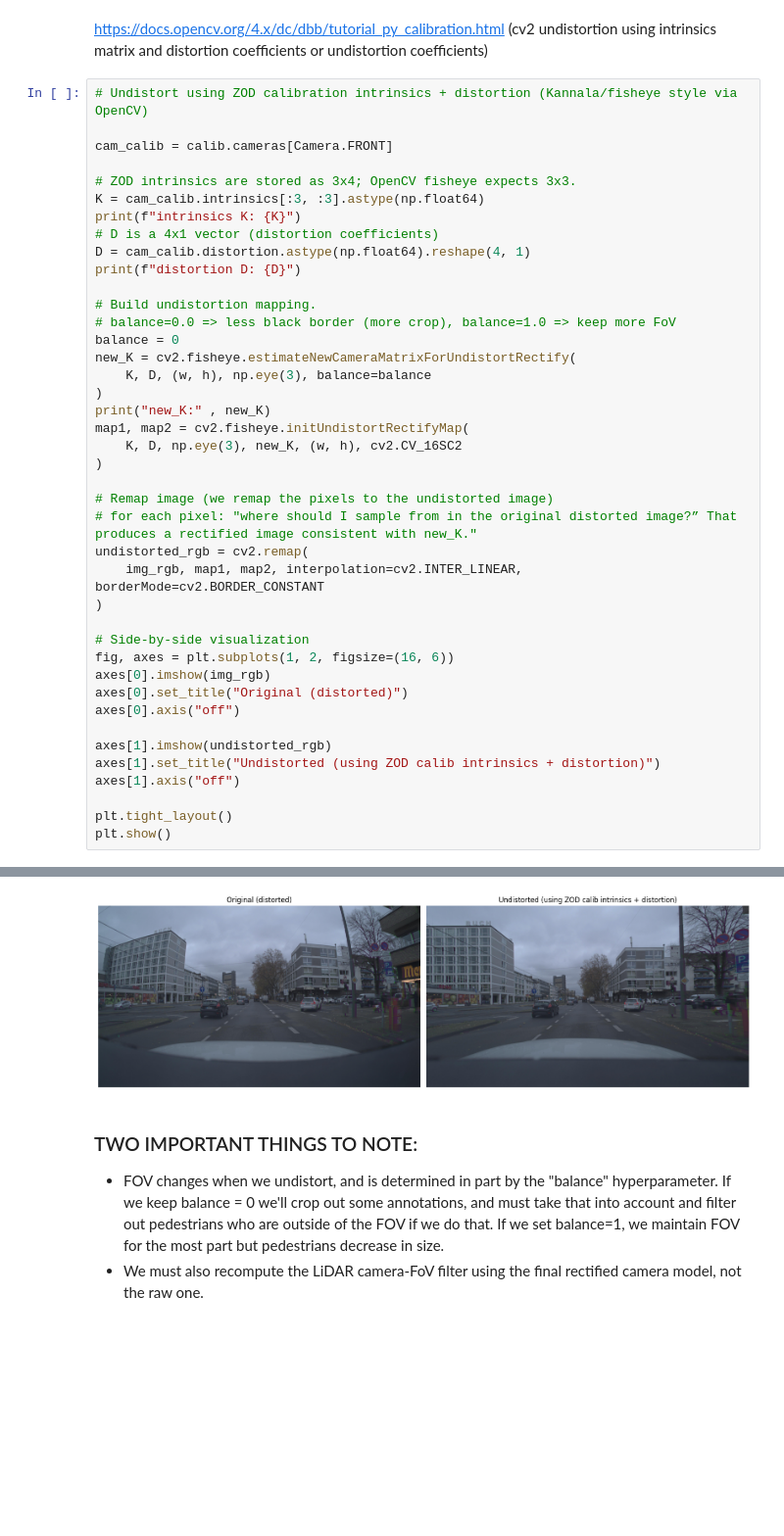
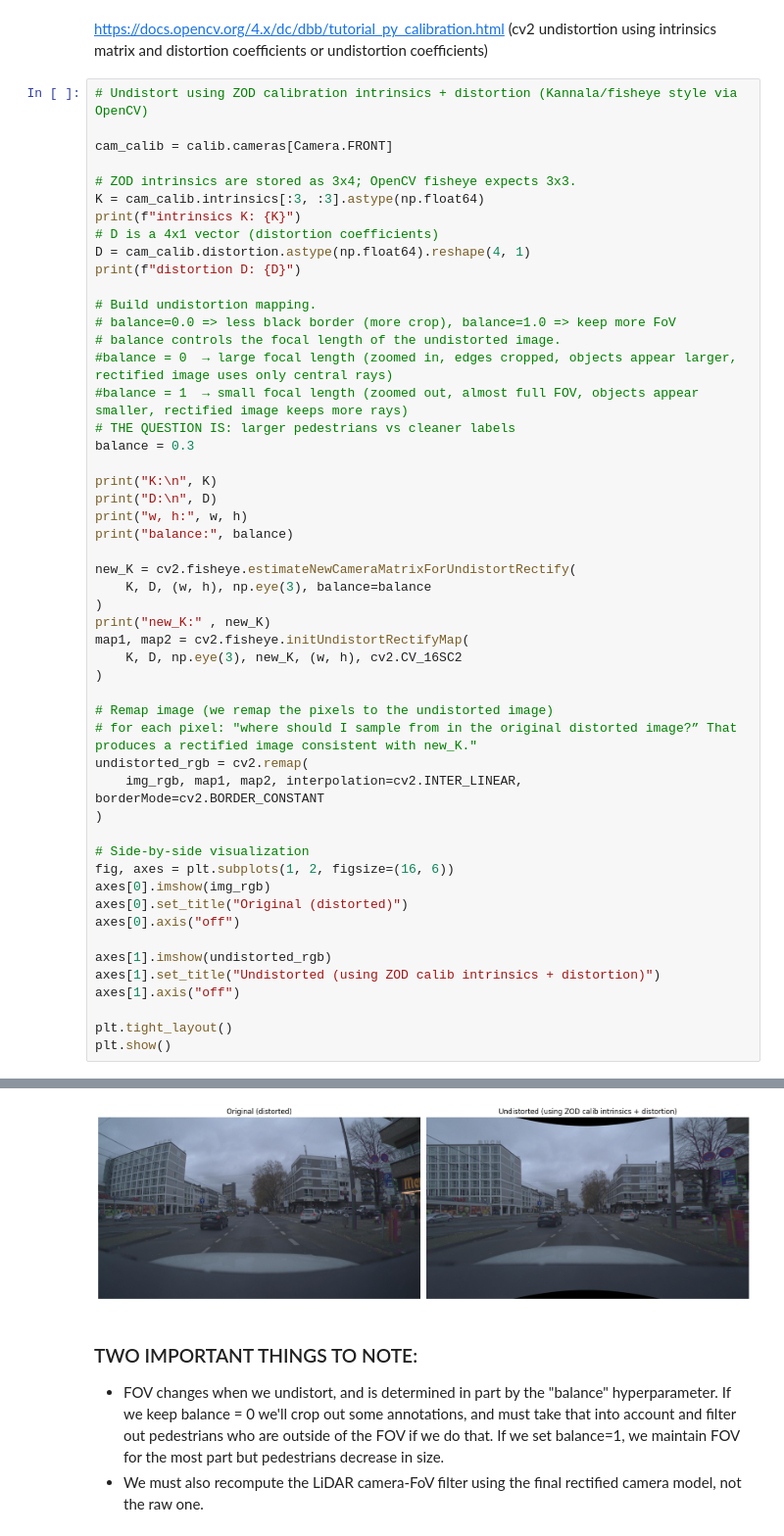
Before and after one commit to scaleoutsystems/multimodal-MoE, a Jupyter notebook: notebooks/camera_undistortion.ipynb, the cells around one changed output, grey strips where cells are left out. Shown at 98% size. Drawn from its saved outputs; the diff is of its cells as text; blank space fills up the shorter version.

```diff
--- a/notebooks/camera_undistortion.ipynb
+++ b/notebooks/camera_undistortion.ipynb
@@ -143,7 +143,17 @@ print(f"distortion D: {D}")
 
 # Build undistortion mapping.
 # balance=0.0 => less black border (more crop), balance=1.0 => keep more FoV
-balance = 0
+# balance controls the focal length of the undistorted image.
+#balance = 0  → large focal length (zoomed in, edges cropped, objects appear larger, rectified image uses only central rays)
+#balance = 1  → small focal length (zoomed out, almost full FOV, objects appear smaller, rectified image keeps more rays)
+# THE QUESTION IS: larger pedestrians vs cleaner labels
+balance = 0.3
+
+print("K:\n", K)
+print("D:\n", D)
+print("w, h:", w, h)
+print("balance:", balance)
+
 new_K = cv2.fisheye.estimateNewCameraMatrixForUndistortRectify(
     K, D, (w, h), np.eye(3), balance=balance
 )
@@ -184,4 +201,4 @@ new_K: [[1.63296874e+03 0.00000000e+00 1.90918907e+03]
-[figure, old version]
+[figure, new version]
 # %% [markdown]
 ### TWO IMPORTANT THINGS TO NOTE:
 - FOV changes when we undistort, and is determined in part by the "balance" hyperparameter. If we keep balance = 0 we'll crop out some annotations, and must take that into account and filter out pedestrians who are outside of the FOV if we do that. If we set balance=1, we maintain FOV for the most part but pedestrians decrease in size.
```
Also changed, not shown: parts of 3 cells of this notebook, 1 other file.
